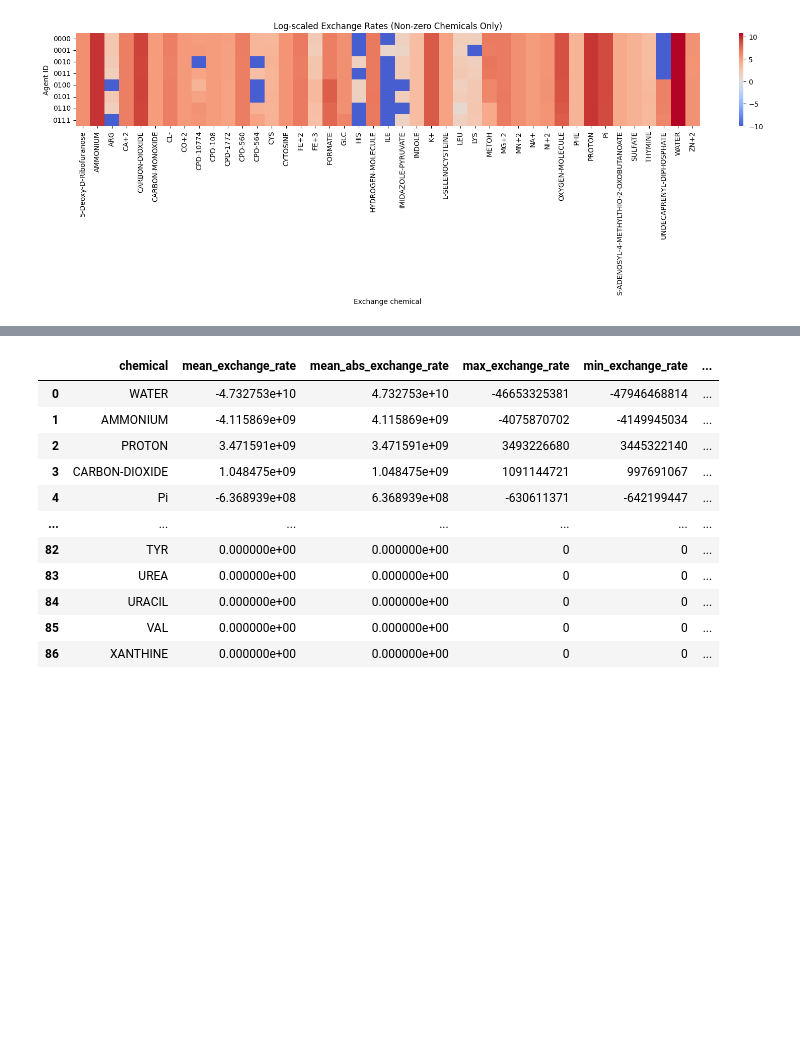
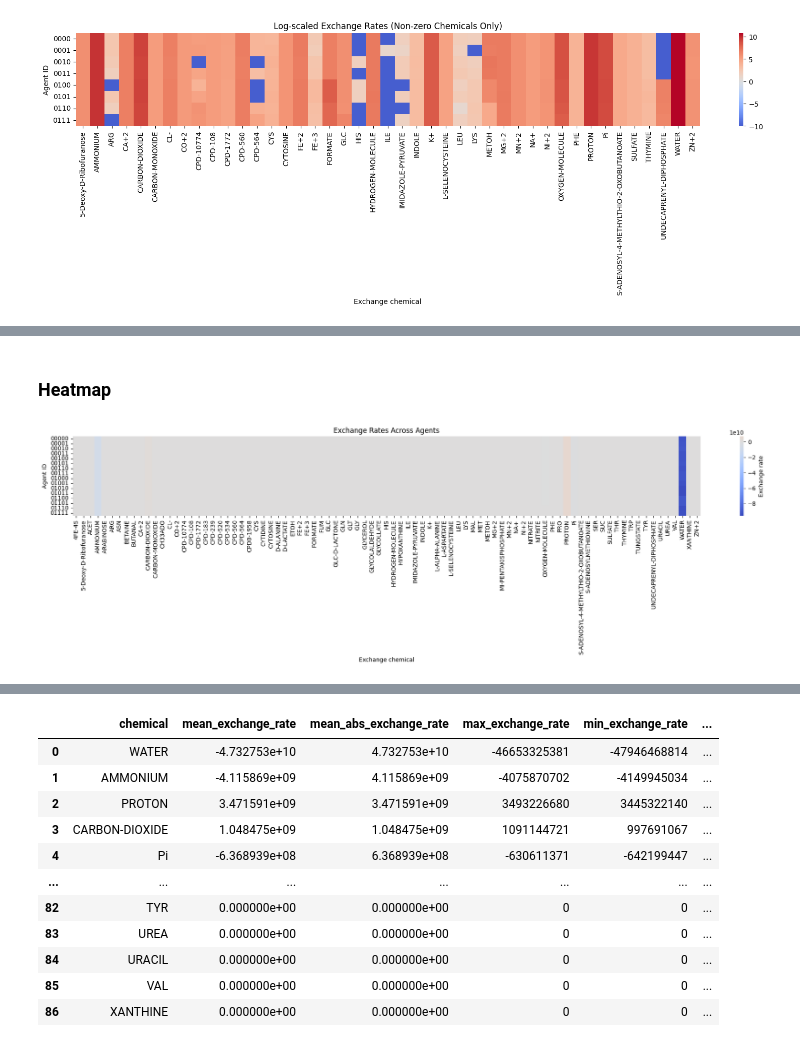
Before and after one commit to katha815/vEcoli-Local, a Jupyter notebook: reading/colony simulation.ipynb, the cells around one changed output, grey strips where cells are left out. Saved outputs shown, nothing was run; the diff lists cells and outputs as text; code cells hidden in the pictures; blank space fills up the shorter version.

```diff
--- a/reading/colony simulation.ipynb
+++ b/reading/colony simulation.ipynb
@@ -1577,0 +2023,18 @@ plt.show()
+# %%
+# Confirm that all agents have exactly 5 environment exchanges
+exchange_counts = []
+for agent_id in agent_ids:
+    env = agents[agent_id].get('environment', {})
+    exchange = env.get('exchange', {})
+    exchange_counts.append(len(exchange))
+
+unique_counts = set(exchange_counts)
+print(f"Unique exchange counts across all agents: {unique_counts}")
+if unique_counts == {5}:
+    print("All agents have exactly 5 environment exchanges.")
+else:
+    print(f"Some agents have different numbers of exchanges: {unique_counts}")
+# Optionally, print agent IDs with non-5 exchanges
+for agent_id, count in zip(agent_ids, exchange_counts):
+    if count != 5:
+        print(f"Agent {agent_id} has {count} exchanges.")
@@ -1577,0 +2096,47 @@ plt.show()
+# %% [markdown]
+### Heatmap
+# %%
+import pandas as pd
+import seaborn as sns
+import matplotlib.pyplot as plt
+import numpy as np
+
+# Build DataFrame: rows=agents, columns=exchange chemicals, values=exchange rates
+exchange_data = []
+for agent_id in agent_ids:
+    env = agents[agent_id].get('environment', {})
+    exchange = env.get('exchange', {})
+    row = {'agent_id': agent_id}
+    for chem, rate in exchange.items():
+        row[chem] = rate
+    exchange_data.append(row)
+
+exchange_df = pd.DataFrame(exchange_data)
+exchange_df = exchange_df.set_index('agent_id').fillna(0)
+
+# Plot heatmap with auto-scaled height to avoid y-label overlap
+fig_h = max(6, 0.22 * len(exchange_df))
+fig_w = min(20, 0.5 * len(exchange_df.columns))
+fig, ax = plt.subplots(figsize=(fig_w, fig_h))
+
+sns.heatmap(
+    exchange_df,
+    cmap='coolwarm',
+    center=0,
+    annot=False,
+    cbar_kws={'label': 'Exchange rate'},
+    ax=ax
+ )
+
+# Thin y ticks when there are many agents (show at most ~40 labels)
+step = max(1, len(exchange_df) // 40)
+ax.set_yticks(np.arange(0, len(exchange_df), step) + 0.5)
+ax.set_yticklabels(exchange_df.index[::step], rotation=0)
+
+ax.set_xlabel('Exchange chemical')
+ax.set_ylabel('Agent ID')
+ax.set_title('Exchange Rates Across Agents')
+plt.tight_layout()
+plt.show()
+# %% [output]
+[figure, added]
```
Also changed, not shown: parts of 31 cells of this notebook, 7 other files.
